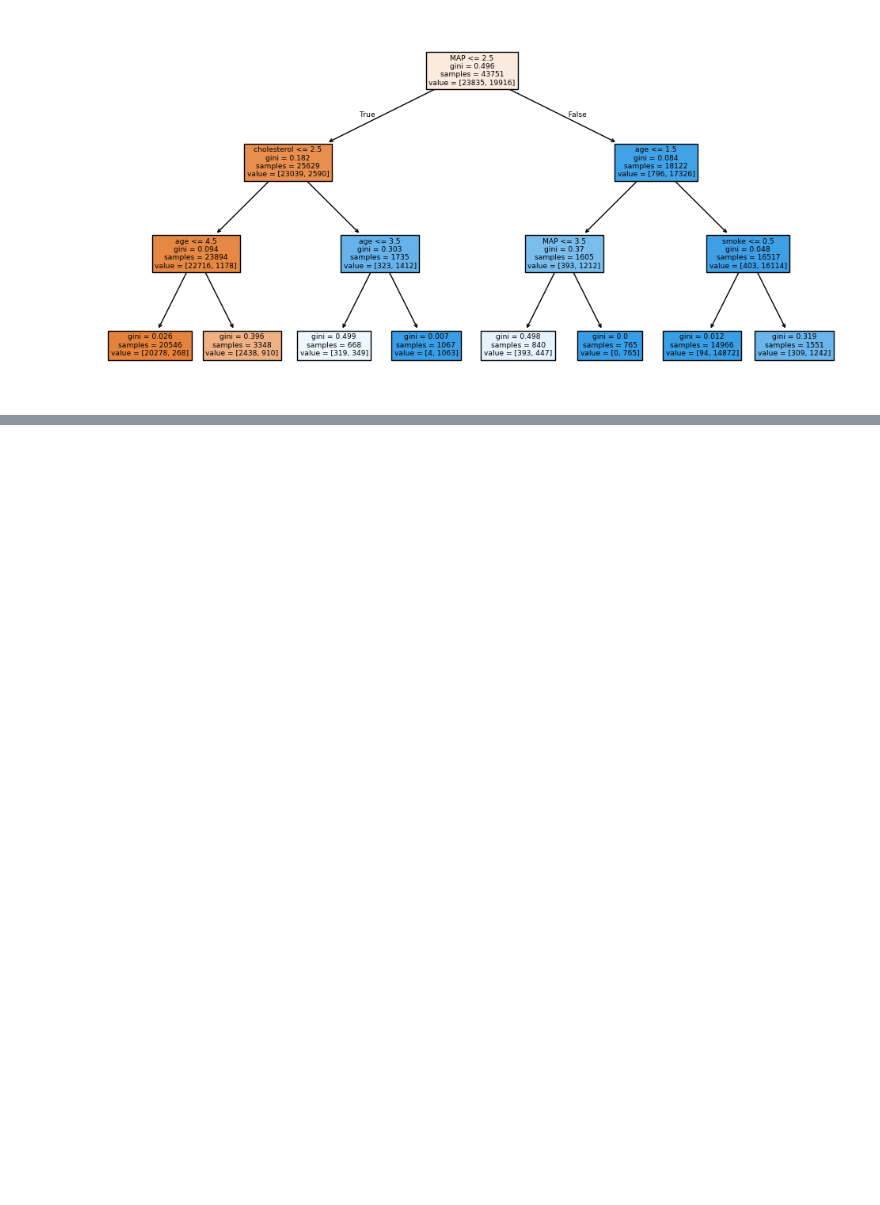
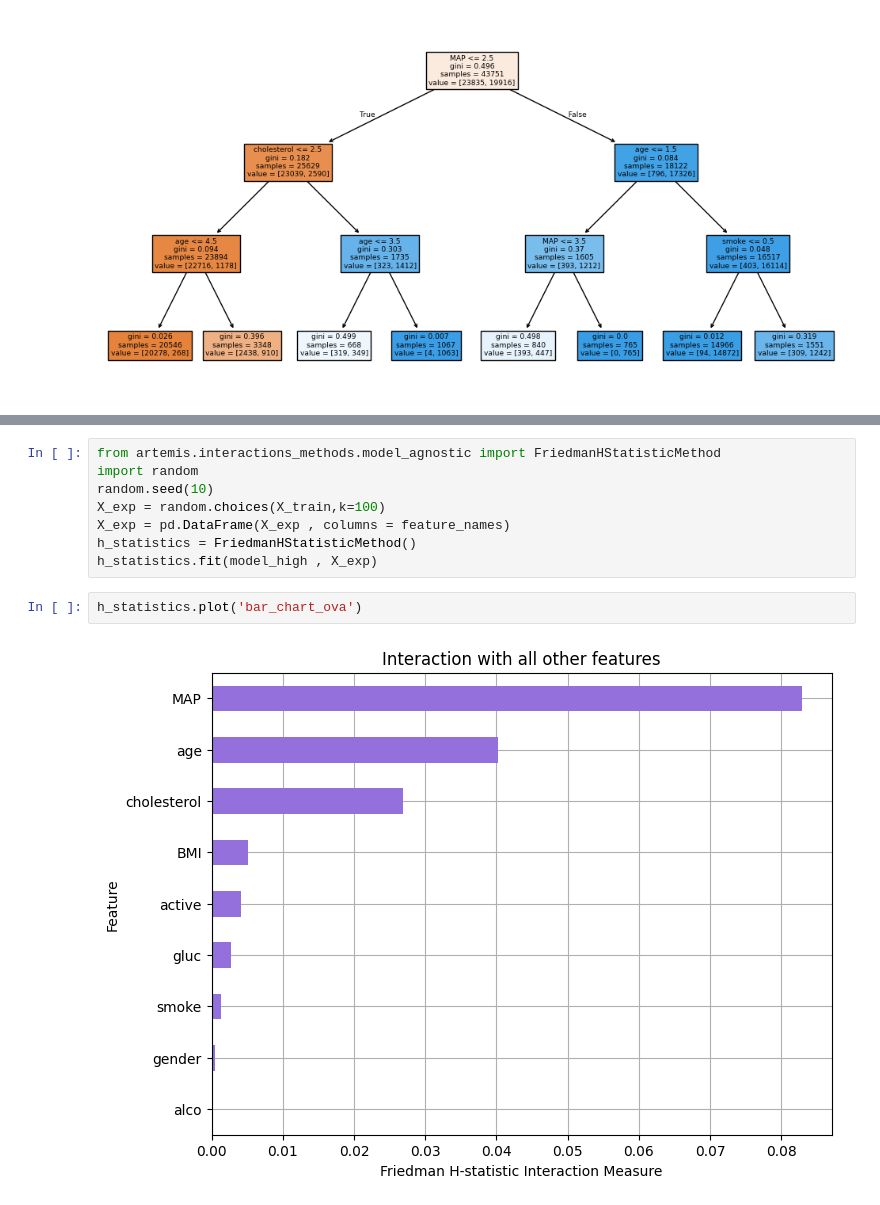
Before and after one commit to omaryasser3/Dsai_305_Project, a Jupyter notebook: Alasil/Chara_et_al[24].ipynb, the cells around one changed output, grey strips where cells are left out. Saved outputs shown, nothing was run; the diff lists cells and outputs as text; blank space fills up the shorter version.

```diff
--- a/Alasil/Chara_et_al[24].ipynb
+++ b/Alasil/Chara_et_al[24].ipynb
@@ -209,0 +233,12 @@ plt.show()
+# %%
+from artemis.interactions_methods.model_agnostic import FriedmanHStatisticMethod
+import random
+random.seed(10)
+X_exp = random.choices(X_train,k=100)
+X_exp = pd.DataFrame(X_exp , columns = feature_names)
+h_statistics = FriedmanHStatisticMethod()
+h_statistics.fit(model_high , X_exp)
+# %%
+h_statistics.plot('bar_chart_ova')
+# %% [output]
+[figure, added]
```
Also changed, not shown: parts of 5 cells of this notebook.
